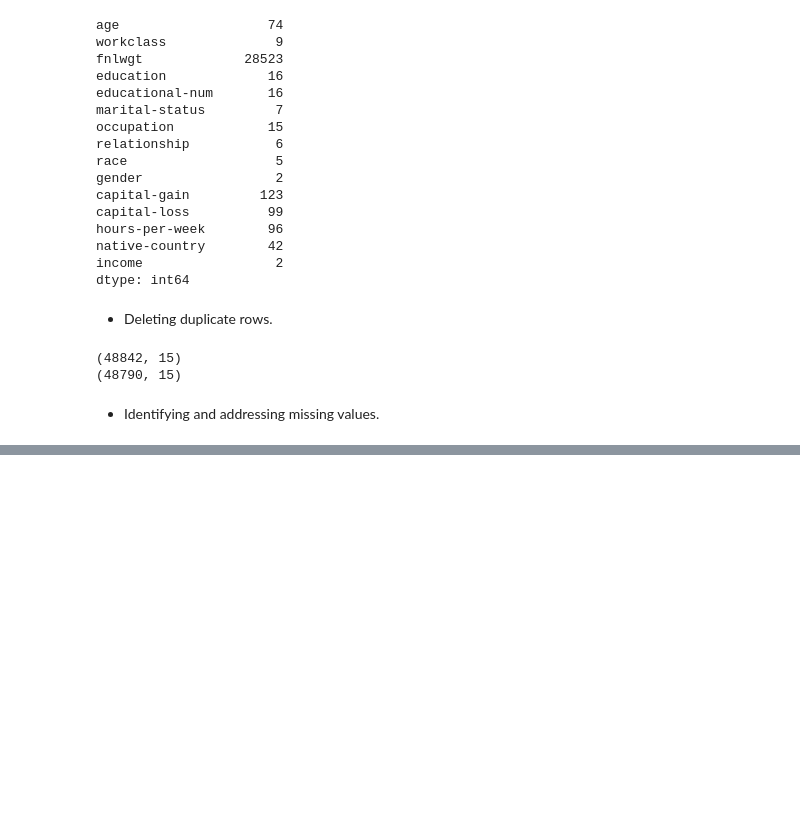
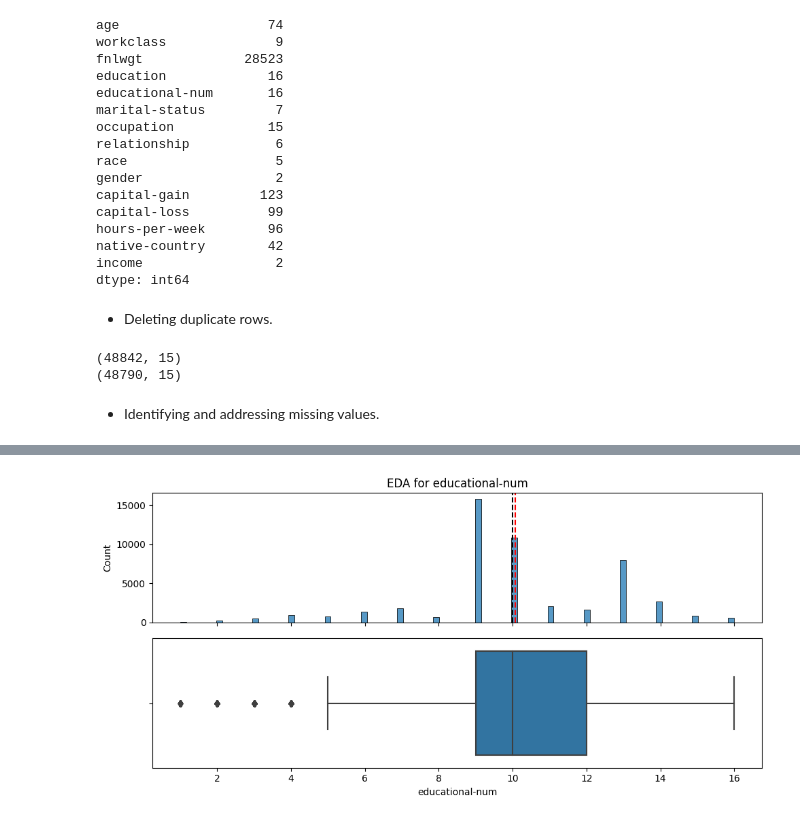
Before and after one commit to GyaviWalls/extra_datasets, a Jupyter notebook: Project_2.ipynb, the cells around one changed output, grey strips where cells are left out. Saved outputs shown, nothing was run; the diff lists cells and outputs as text; code cells hidden in the pictures; blank space fills up the shorter version.

```diff
--- a/Project_2.ipynb
+++ b/Project_2.ipynb
@@ -207,0 +313,4 @@ df2.isna()
+# %%
+plot_numeric(df2, num_cols[2])
+# %% [output]
+[figure, added]
```
Also changed, not shown: parts of 15 cells of this notebook.
